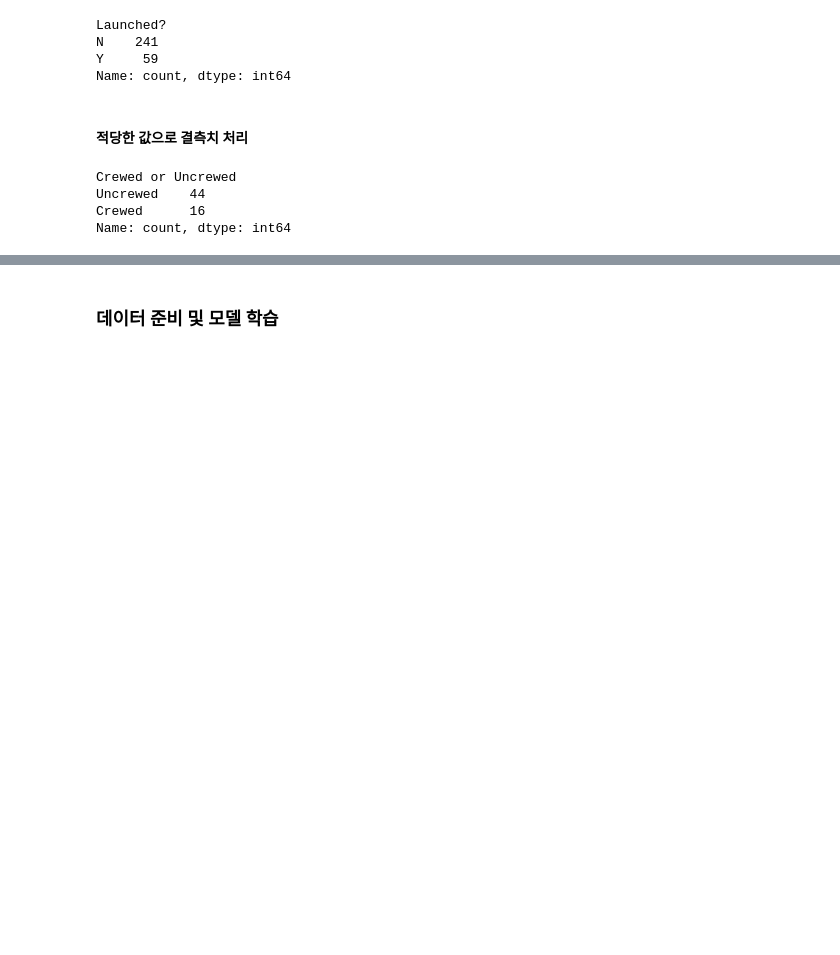
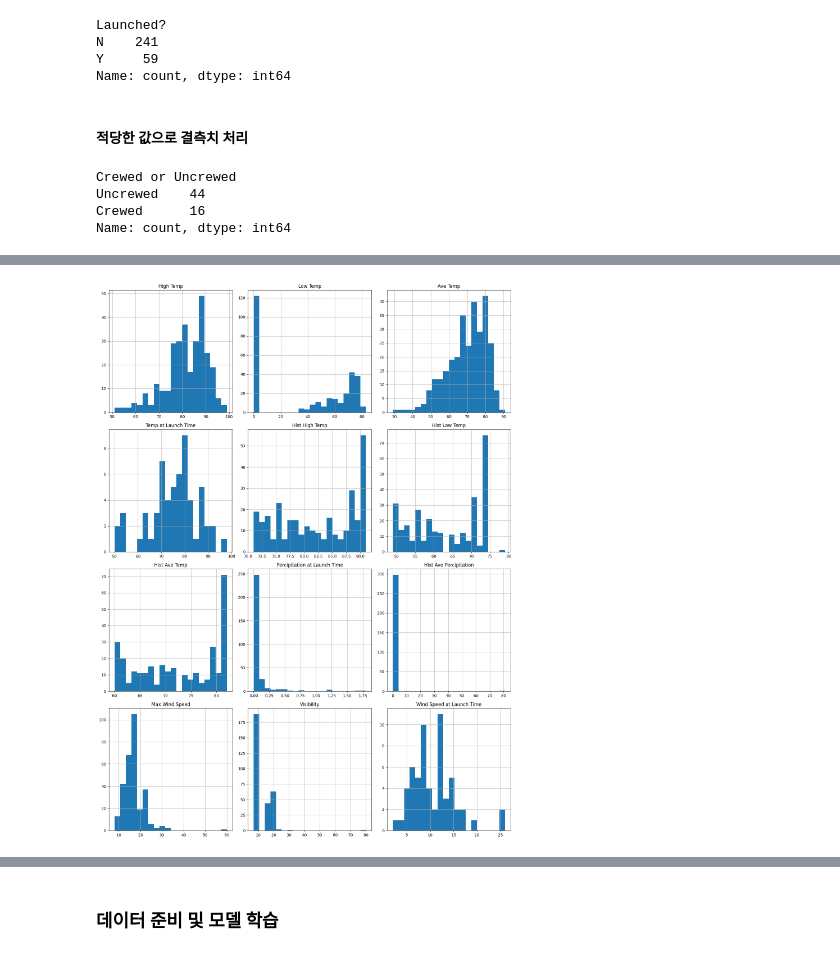
Before and after one commit to jen282/ms-machine-learning, a Jupyter notebook: python-ml/04_RocketLaunch.ipynb, the cells around one changed output, grey strips where cells are left out. Cells and saved outputs as stored; diff of their text form; code cells hidden in the pictures; blank space fills up the shorter version.

```diff
--- a/python-ml/04_RocketLaunch.ipynb
+++ b/python-ml/04_RocketLaunch.ipynb
@@ -135,3 +135,7 @@ Crewed or Uncrewed
 Uncrewed    44
 Crewed      16
 Name: count, dtype: int64
+# %%
+# Crewed
+rocket['Crewed or Uncrewed'] = rocket['Crewed or Uncrewed'].fillna('Uncrewed')
+rocket['Crewed or Uncrewed'].value_counts()
@@ -140,0 +161,4 @@ rocket[]
+# %%
+# 결측치 1개고, 대체하기 애매하므로 Unknown으로 대체
+rocket['Wind Direction'] = rocket['Wind Direction'].fillna('Unknown')
+rocket['Wind Direction'].value_counts()
@@ -146,0 +182,4 @@ rocket[]
+# %%
+# 최빈값으로 대체
+rocket['Condition'] = rocket['Condition'].fillna('Cloudy')
+rocket['Condition'].value_counts().sum()
@@ -146,0 +208,10 @@ rocket[]
+# %%
+# 기타는 중앙값 또는 최빈값
+# 수치형 컬럼 : 'High Temp', 'Low Temp', 'Ave Temp', 'Temp at Launch Time', 'Hist High Temp', 'Hist Low Temp' ,'Hist Ave Temp','Percipitation at Launch Time','Hist Ave Percipitation','Max Wind Speed','Visibility','Wind Speed at Launch Time'
+cols_numerical = ['High Temp', 'Low Temp', 'Ave Temp', 'Temp at Launch Time', 'Hist High Temp', 'Hist Low Temp' ,'Hist Ave Temp','Percipitation at Launch Time','Hist Ave Percipitation','Max Wind Speed','Visibility','Wind Speed at Launch Time']
+# 일단 각 컬럼의 분포 확인해보기
+rocket[cols_numerical].hist(figsize=(15, 20), bins=20)
+plt.tight_layout()
+plt.show()
+# %% [output]
+[figure, added]
```
Also changed, not shown: parts of 49 cells of this notebook.
